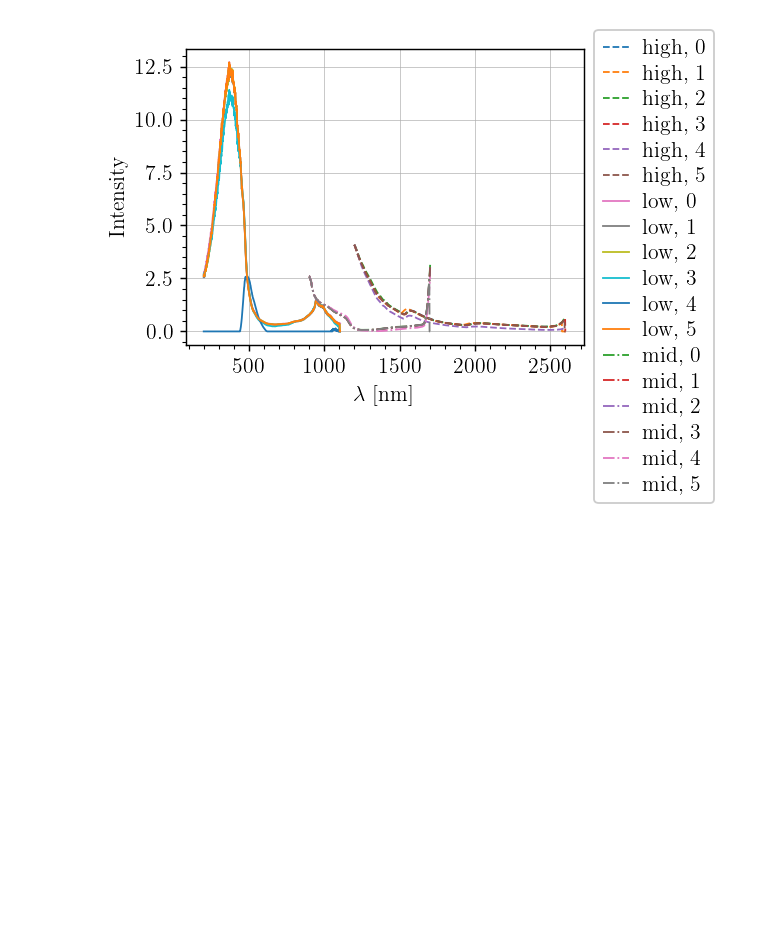
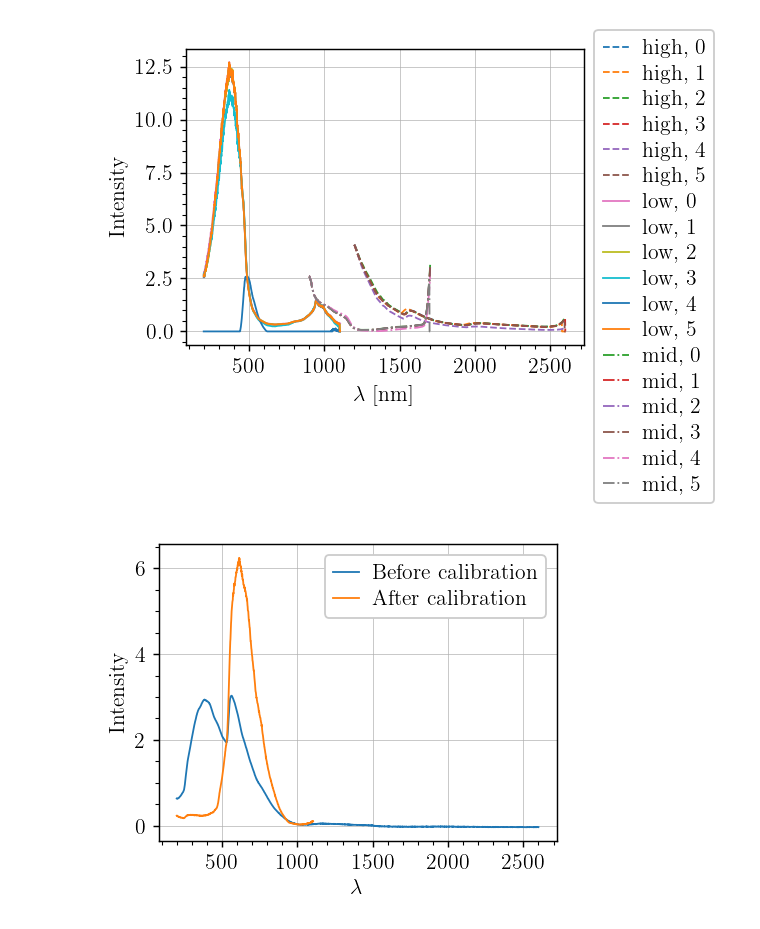
Before and after one commit to TomVdt/TPIII, a Jupyter notebook: 06-photoemission-interne/analyse/exp2_calibration.ipynb, the cells around one changed output. Cells and saved outputs as stored; diff of their text form; code cells hidden in the pictures; blank space fills up the shorter version.

```diff
--- a/06-photoemission-interne/analyse/exp2_calibration.ipynb
+++ b/06-photoemission-interne/analyse/exp2_calibration.ipynb
@@ -71,3 +77,18 @@ plt.legend(bbox_to_anchor=(1,1.1))
 # %% [output]
 <matplotlib.legend.Legend at 0x...>
 [figure]
+# %%
+photocurr1 = photocurrent_dataset[0]
+
+plt.plot(photocurr1.lambd, photocurr1.intensity, label="Before calibration")
+
+photocurr1.intensity /= new_calibration_dataset[6].intensity
+
+plt.plot(photocurr1.lambd, photocurr1.intensity, label="After calibration")
+
+plt.xlabel("$\\lambda$")
+plt.ylabel("Intensity")
+plt.legend()
+plt.show()
+# %% [output]
+[figure, added]
```
Also changed, not shown: parts of 2 cells of this notebook, 1 other file.
